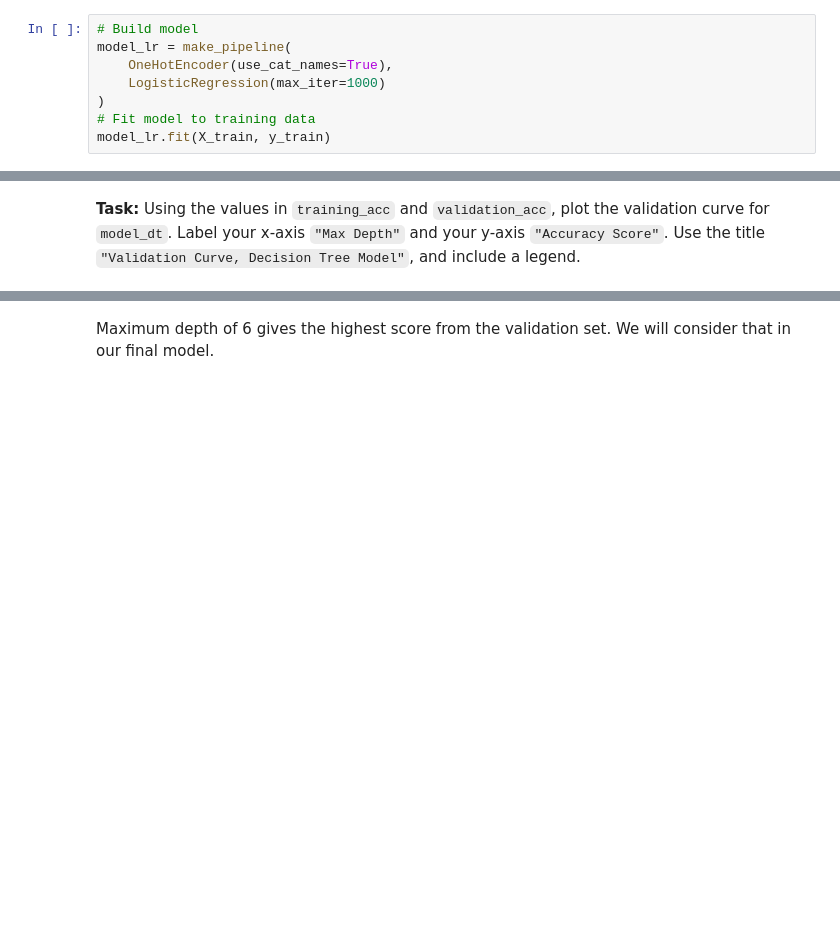
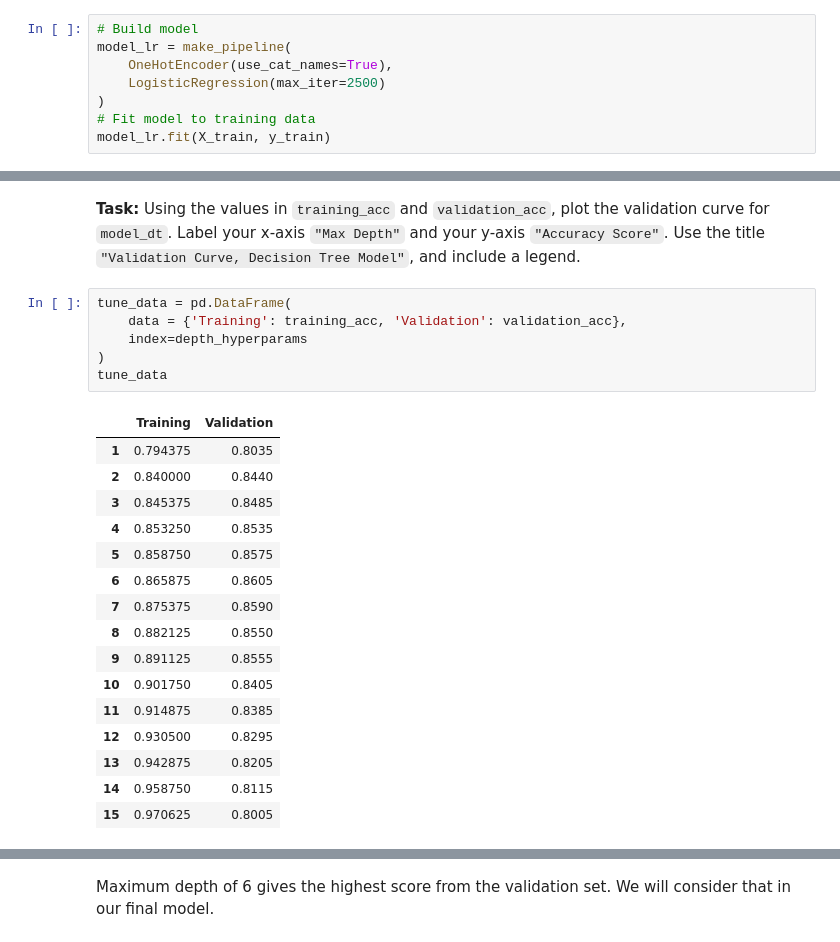
Before and after one commit to eddychetz/machine-learning-labs, a Jupyter notebook: lab-201-classification/lab_201-classification-for-customer-churn-prediction.ipynb, the cells around one changed output, grey strips where cells are left out. Drawn from its saved outputs; the diff is of its cells as text; blank space fills up the shorter version.

```diff
--- a/lab-201-classification/lab_201-classification-for-customer-churn-prediction.ipynb
+++ b/lab-201-classification/lab_201-classification-for-customer-churn-prediction.ipynb
@@ -380,7 +435,7 @@ __Logistic Regression__
 # Build model
 model_lr = make_pipeline(
     OneHotEncoder(use_cat_names=True),
-    LogisticRegression(max_iter=1000)
+    LogisticRegression(max_iter=2500)
 )
 # Fit model to training data
 model_lr.fit(X_train, y_train)
@@ -482,6 +544,29 @@ for d in depth_hyperparams:
     validation_acc.append(model_dt.score(X_val, y_val))
 # %% [markdown]
 **Task:** Using the values in `training_acc` and `validation_acc`, plot the validation curve for `model_dt`. Label your x-axis `"Max Depth"` and your y-axis `"Accuracy Score"`. Use the title `"Validation Curve, Decision Tree Model"`, and include a legend.
+# %%
+tune_data = pd.DataFrame(
+    data = {'Training': training_acc, 'Validation': validation_acc},
+    index=depth_hyperparams
+)
+tune_data
+# %% [output]
+|  | Training | Validation |
+| 1 | 0.794375 | 0.8035 |
+| 2 | 0.840000 | 0.8440 |
+| 3 | 0.845375 | 0.8485 |
+| 4 | 0.853250 | 0.8535 |
+| 5 | 0.858750 | 0.8575 |
+| 6 | 0.865875 | 0.8605 |
+| 7 | 0.875375 | 0.8590 |
+| 8 | 0.882125 | 0.8550 |
+| 9 | 0.891125 | 0.8555 |
+| 10 | 0.901750 | 0.8405 |
+| 11 | 0.914875 | 0.8385 |
+| 12 | 0.930500 | 0.8295 |
+| 13 | 0.942875 | 0.8205 |
+| 14 | 0.958750 | 0.8115 |
+| 15 | 0.970625 | 0.8005 |
 # %%
 # Optimization technique to find best parameters - 'max_depth'
 tune_data = pd.DataFrame(
```
Also changed, not shown: parts of 19 cells of this notebook, 3 other files.
